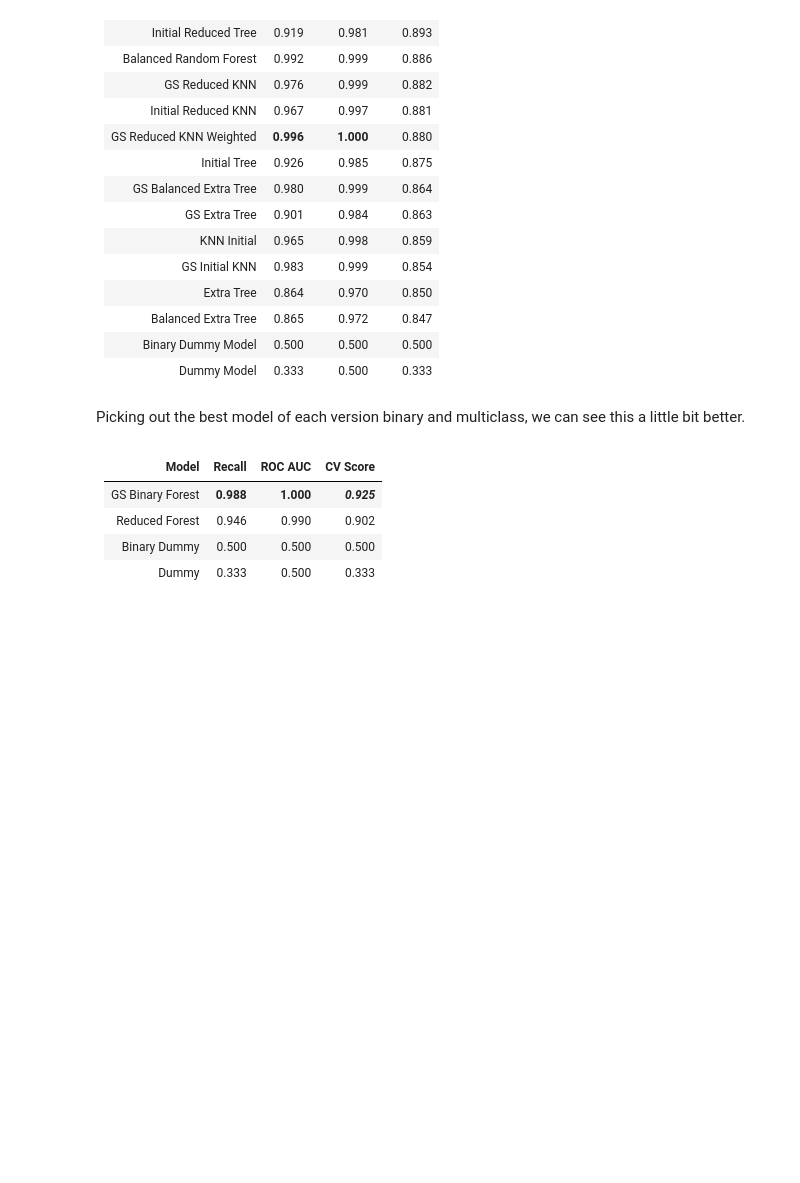
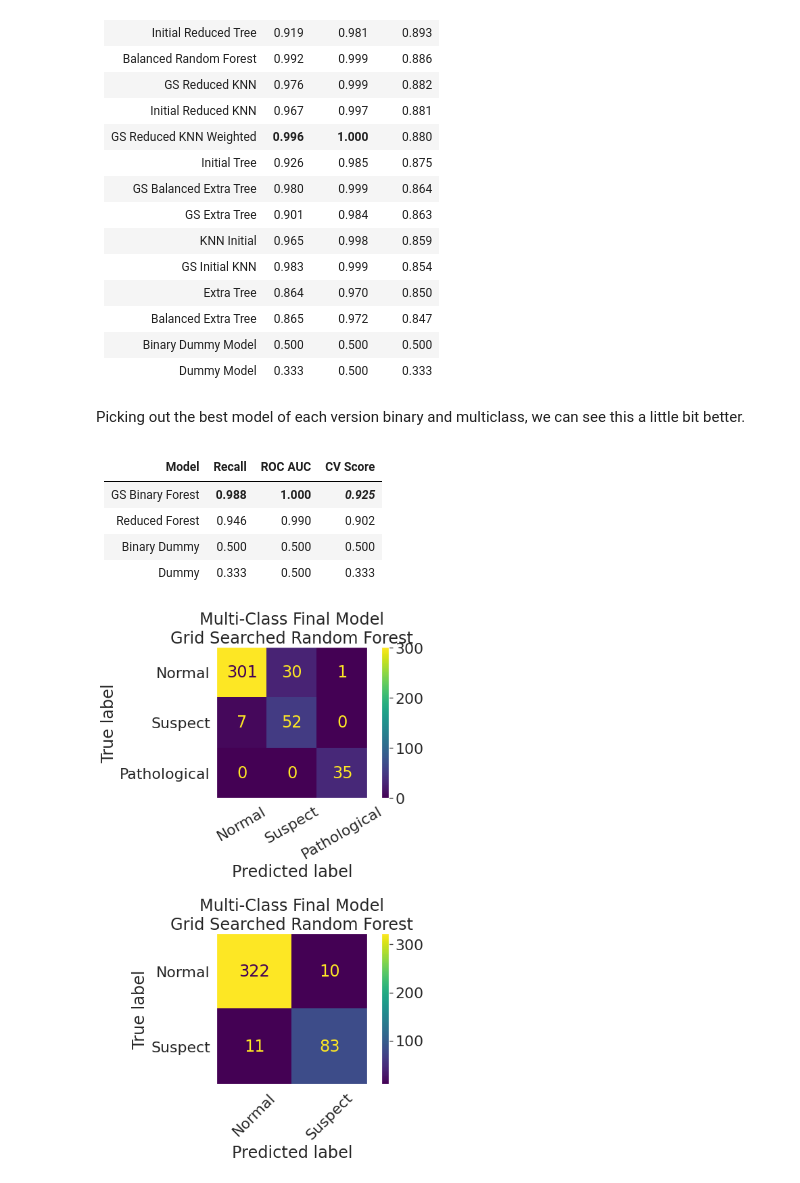
Before and after one commit to ParkedHampster/Fetal-Health-Classification-Prediction, a Jupyter notebook: scratch_books/scratch.ipynb, the cells around one changed output. Drawn from its saved outputs; the diff is of its cells as text; code cells hidden in the pictures; blank space fills up the shorter version.

Commit message:
update several features add final model data finalize scratch step, prepare for final notebook, presentation

```diff
--- a/scratch_books/scratch.ipynb
+++ b/scratch_books/scratch.ipynb
@@ -1226,3 +1260,5 @@ display(display_table['md'])
+# %%
+nb_final_model = tree_gs.best_estimator_
 # %% [markdown]
 
 For the next section, we're going to translate the data
@@ -1741,3 +1743,39 @@ model_scoring_table(
 | Reduced Forest |  0.946  |  0.990  |  0.902  |
 | Binary Dummy |  0.500  |  0.500  |  0.500  |
 | Dummy |  0.333  |  0.500  |  0.333  |
+# %%
+fig, ax = plt.subplots(2,1,figsize=(8,12))
+ConfusionMatrixDisplay.from_estimator(
+    nb_final_model.fit(X_train,y_train),
+    X_test,y_test,
+    ax=ax[0]
+)
+ax[0].set(
+    title="Multi-Class Final Model\nGrid Searched Random Forest",
+    yticklabels=health_labels,
+    xticklabels=health_labels
+)
+
+
+ConfusionMatrixDisplay.from_estimator(
+    final_model.fit(X_train,y_train_bin),
+    X_test,y_test_bin,
+    ax=ax[1]
+)
+ax[1].set(
+    title="Multi-Class Final Model\nGrid Searched Random Forest",
+    xticklabels=health_labels[:-1],
+    yticklabels=health_labels[:-1]
+)
+
+for tick in ax[0].get_xticklabels():
+    tick.set_rotation(30)
+
+for ax_ in ax:
+    ax_.grid(False)
+
+plt.xticks(rotation=45)
+plt.tight_layout()
+'';
+# %% [output]
+[figure, added]
```
Also changed, not shown: parts of 8 cells of this notebook, 1 other file.
